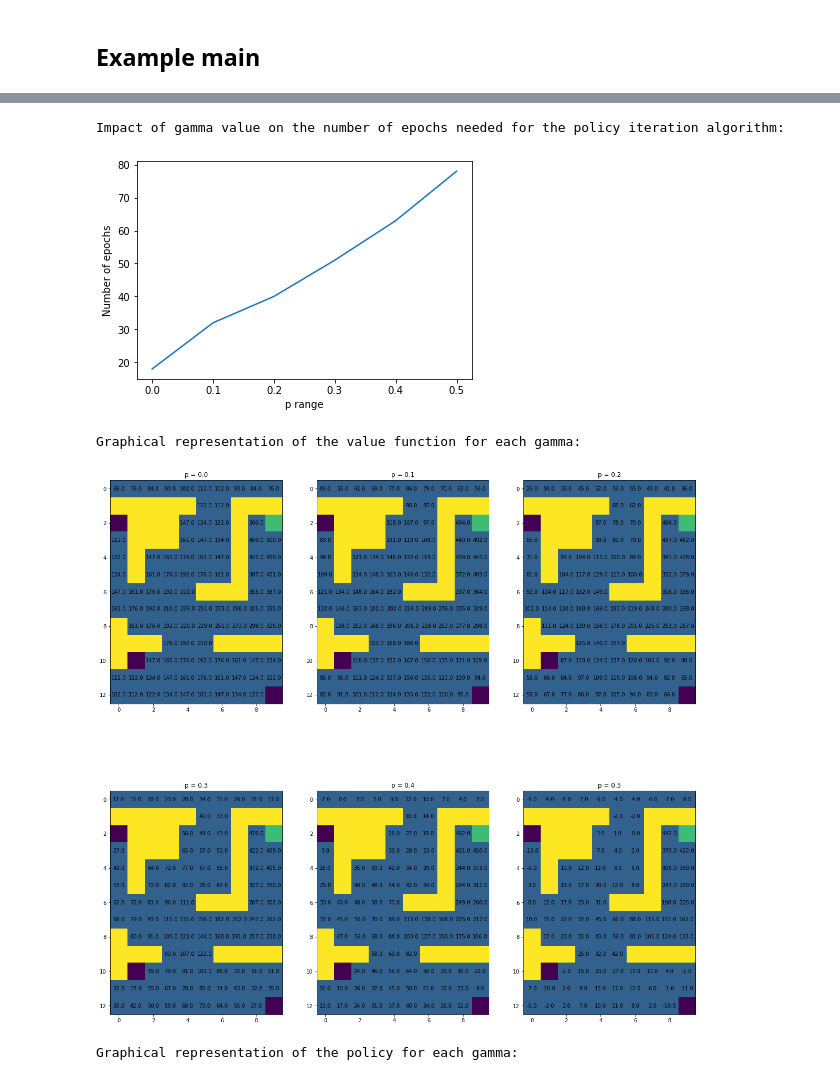
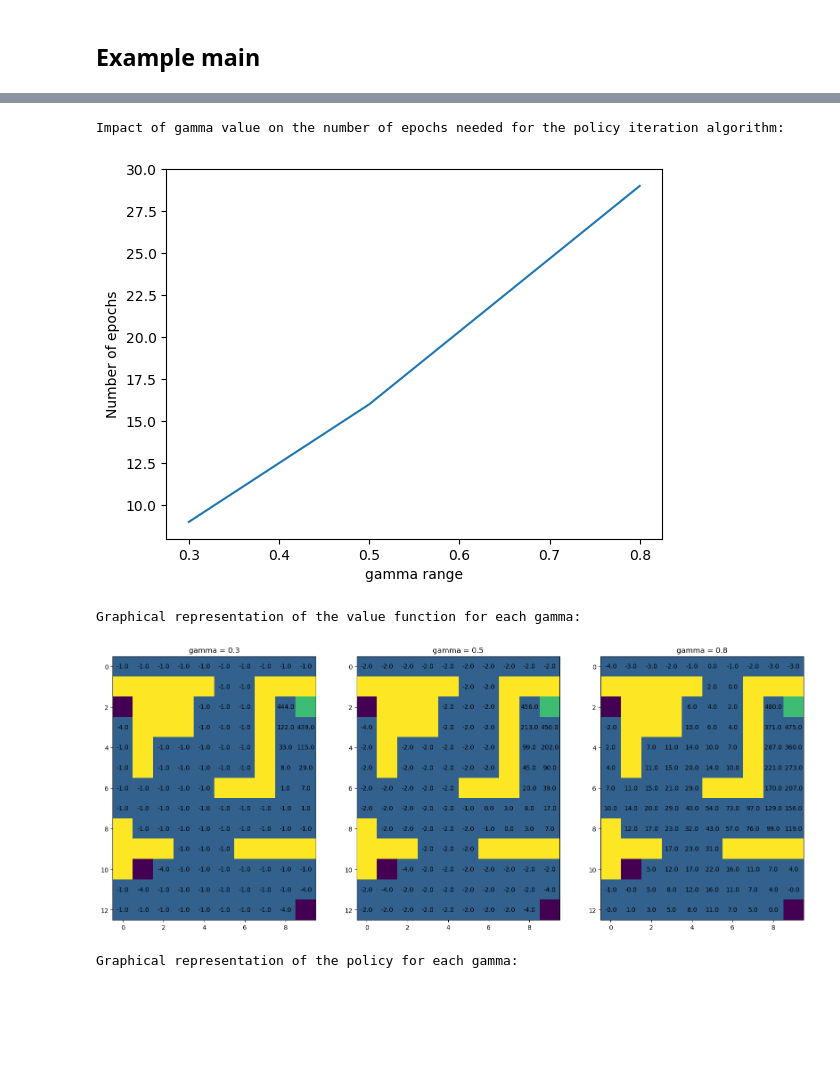
Before and after one commit to GuoYipeng279/reinforcemant, a Jupyter notebook: coursework_1.ipynb, the cells around one changed output, grey strips where cells are left out. Cells and saved outputs as stored; diff of their text form; code cells hidden in the pictures; blank space fills up the shorter version.

```diff
--- a/coursework_1.ipynb
+++ b/coursework_1.ipynb
@@ -64,14 +64,15 @@ class GraphicsMaze(object):
     plt.imshow(self.walls + self.rewarders + states)
     plt.show()
 
-  def draw_deterministic_policy(self, Policy):
+  def draw_deterministic_policy(self, Policy,same=None):
     """
     Draw a deterministic policy
     input: Policy {np.array} -- policy to draw (should be an array of values between 0 and 3 (actions))
     output: /
     """
     plt.figure(figsize=(15,10))
-    plt.imshow(self.walls + self.rewarders) # Create the graph of the Maze
+    if same is None: same = np.zeros(self.walls.shape)
+    plt.imshow(self.walls + self.rewarders+same) # Create the graph of the Maze
     for state, action in enumerate(Policy):
       if(self.absorbing[0,state]): # If it is an absorbing state, don't plot any action
         continue
@@ -81,23 +82,24 @@ class GraphicsMaze(object):
       plt.text(location[1], location[0], action_arrow, ha='center', va='center') # Place it on graph
     plt.show()
 
-  def draw_policy(self, Policy):
+  def draw_policy(self, Policy,same=None):
     """
     Draw a policy (draw an arrow in the most probable direction)
     input: Policy {np.array} -- policy to draw as probability
     output: /
     """
     deterministic_policy = np.array([np.argmax(Policy[row,:]) for row in range(Policy.shape[0])])
-    self.draw_deterministic_policy(deterministic_policy)
+    self.draw_deterministic_policy(deterministic_policy,same=same)
 
-  def draw_value(self, Value):
+  def draw_value(self, Value,same=None):
     """
     Draw a policy value
     input: Value {np.array} -- policy values to draw
     output: /
     """
     plt.figure(figsize=(15,10))
-    plt.imshow(self.walls + self.rewarders) # Create the graph of the Maze
+    if same is None: same = np.zeros(self.walls.shape)
+    plt.imshow(self.walls + self.rewarders+same) # Create the graph of the Maze
     for state, value in enumerate(Value):
       if(self.absorbing[0, state]): # If it is an absorbing state, don't plot any value
         continue
@@ -168,7 +170,7 @@ class Maze(object):
 
     # [Action required]
     # Properties set from the CID
-    self._prob_success = 0.8+0.02*(9-6) if p is None else 1-p # float
+    self._prob_success = 0.8+0.02*(9-6) if p is None else p # float
     self._gamma = 0.8+0.02*6 if gamma is None else gamma # float
     self._goal = 1 # integer (0 for R0, 1 for R1, 2 for R2, 3 for R3)
     # self._prob_success = 0.8+0.02*(9-9) # float
@@ -631,35 +643,35 @@ Results of the TD agent:
 # %%
-gamma_range = [0.0, 0.1, 0.2, 0.3, 0.4, 0.5]
+gamma_range = [0.3, 0.5, 0.8]
 epochs = []
 policies = []
 values = []
 titles = []
 
 # Use policy iteration for each gamma value
 for gamma in gamma_range:
-    policy, V = dp_agent.solve(Maze(p = gamma))
+    policy, V = dp_agent.solve(Maze(gamma = gamma))
     epochs.append(dp_agent.epoch)
     policies.append(policy)
     values.append(V)
-    titles.append("p = {}".format(gamma))
+    titles.append("gamma = {}".format(gamma))
 
 # Plot the number of epochs vs gamma values
 print("Impact of gamma value on the number of epochs needed for the policy iteration algorithm:\n")
 plt.figure()
 plt.plot(gamma_range, epochs)
-plt.xlabel("p range")
+plt.xlabel("gamma range")
 plt.ylabel("Number of epochs")
 plt.show()
 
 # Print all value functions and policies for different values of gamma
 print("\nGraphical representation of the value function for each gamma:\n")
-maze._graphics.draw_value_grid(values, titles, 2, 3,0)
+maze._graphics.draw_value_grid(values, titles, 1, 3,0)
 
 print("\nGraphical representation of the policy for each gamma:\n")
-maze._graphics.draw_policy_grid(policies, titles, 2, 3)
+maze._graphics.draw_policy_grid(policies, titles, 1, 3)
 # %% [output]
 Impact of gamma value on the number of epochs needed for the policy iteration algorithm:
-[figure, old version]
+[figure, new version]
 Graphical representation of the value function for each gamma:
-[figure, old version]
+[figure, new version]
 Graphical representation of the policy for each gamma:
```
Also changed, not shown: parts of 9 cells of this notebook, 17 other files.
